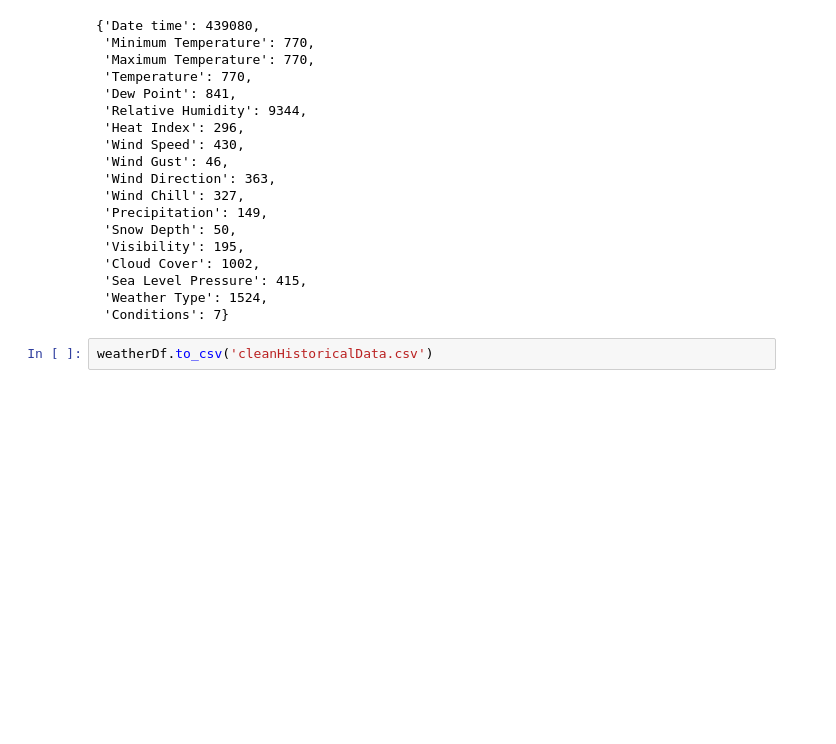
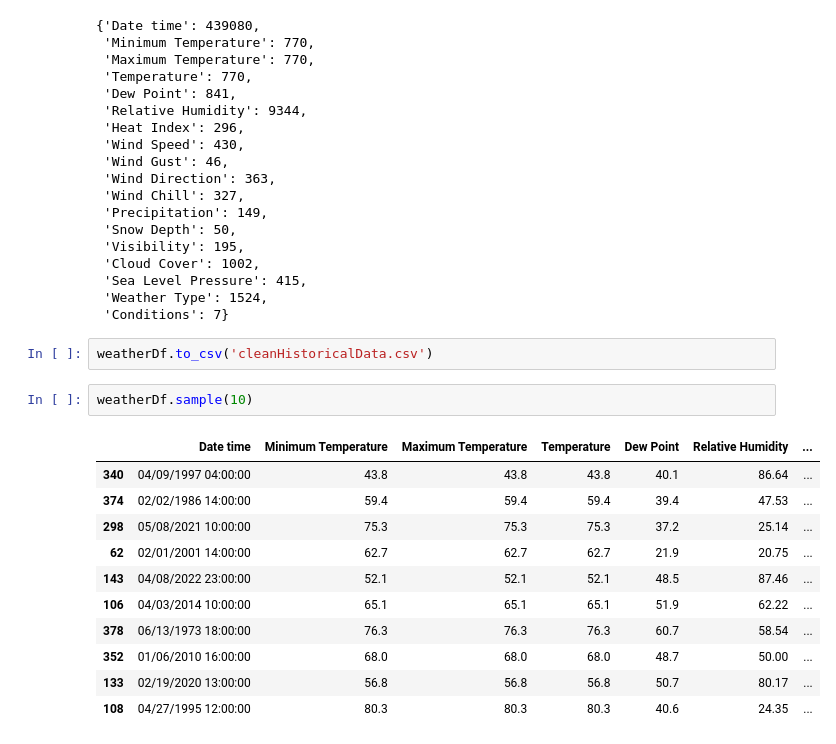
Before and after one commit to Harel-Amir/ML-FinalProject, a Jupyter notebook: Untitled.ipynb, the cells around one changed output. Drawn from its saved outputs; the diff is of its cells as text; blank space fills up the shorter version.

```diff
--- a/Untitled.ipynb
+++ b/Untitled.ipynb
@@ -169,3 +169,17 @@ weatherDf = weatherDf.drop('Precipitation Cover', axis = 1)
  'Conditions': 7}
 # %%
 weatherDf.to_csv('cleanHistoricalData.csv')
+# %%
+weatherDf.sample(10)
+# %% [output]
+|  | Date time | Minimum Temperature | Maximum Temperature | Temperature | Dew Point | Relative Humidity | ... |
+| 340 | 04/09/1997 04:00:00 | 43.8 | 43.8 | 43.8 | 40.1 | 86.64 | ... |
+| 374 | 02/02/1986 14:00:00 | 59.4 | 59.4 | 59.4 | 39.4 | 47.53 | ... |
+| 298 | 05/08/2021 10:00:00 | 75.3 | 75.3 | 75.3 | 37.2 | 25.14 | ... |
+| 62 | 02/01/2001 14:00:00 | 62.7 | 62.7 | 62.7 | 21.9 | 20.75 | ... |
+| 143 | 04/08/2022 23:00:00 | 52.1 | 52.1 | 52.1 | 48.5 | 87.46 | ... |
+| 106 | 04/03/2014 10:00:00 | 65.1 | 65.1 | 65.1 | 51.9 | 62.22 | ... |
+| 378 | 06/13/1973 18:00:00 | 76.3 | 76.3 | 76.3 | 60.7 | 58.54 | ... |
+| 352 | 01/06/2010 16:00:00 | 68.0 | 68.0 | 68.0 | 48.7 | 50.00 | ... |
+| 133 | 02/19/2020 13:00:00 | 56.8 | 56.8 | 56.8 | 50.7 | 80.17 | ... |
+| 108 | 04/27/1995 12:00:00 | 80.3 | 80.3 | 80.3 | 40.6 | 24.35 | ... |
```
